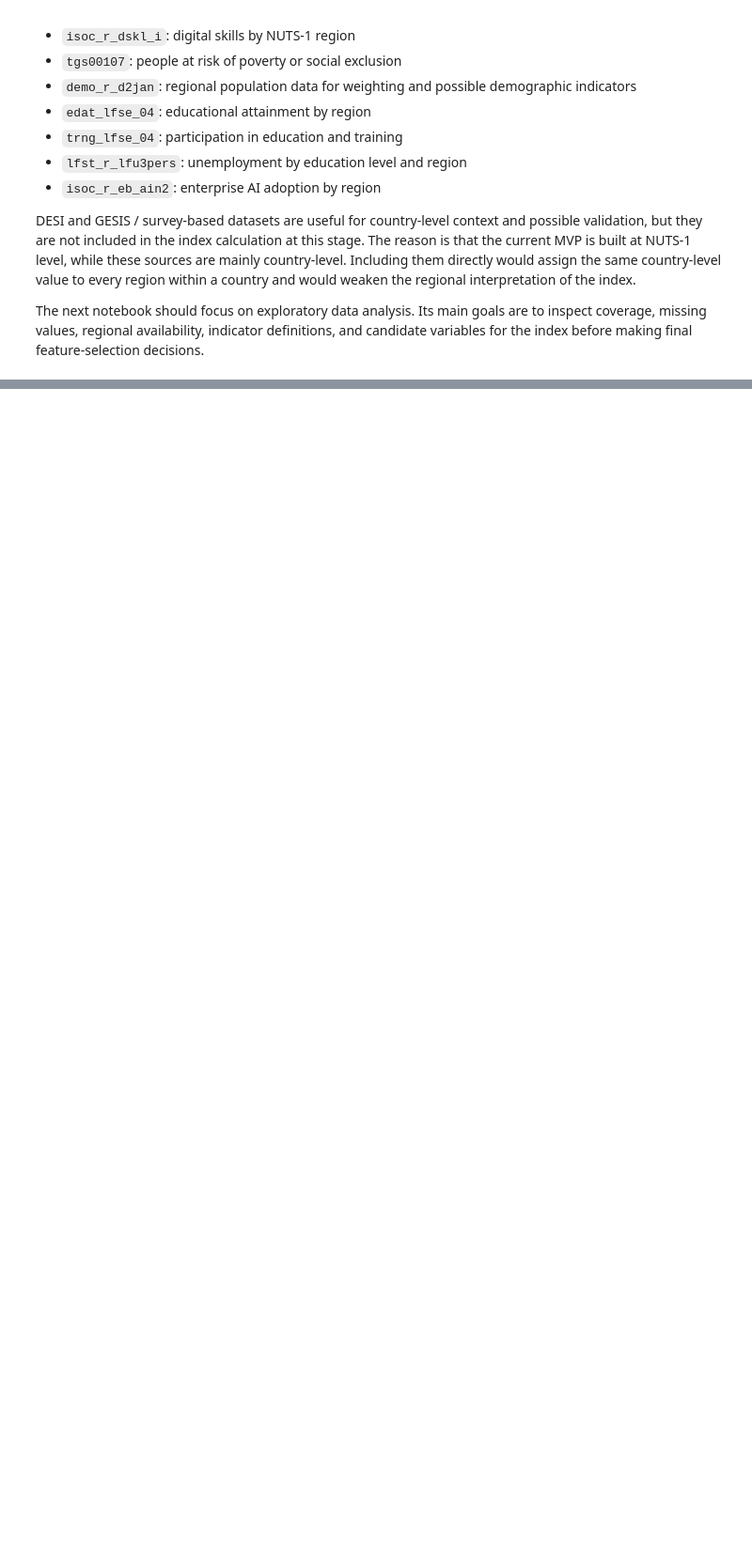
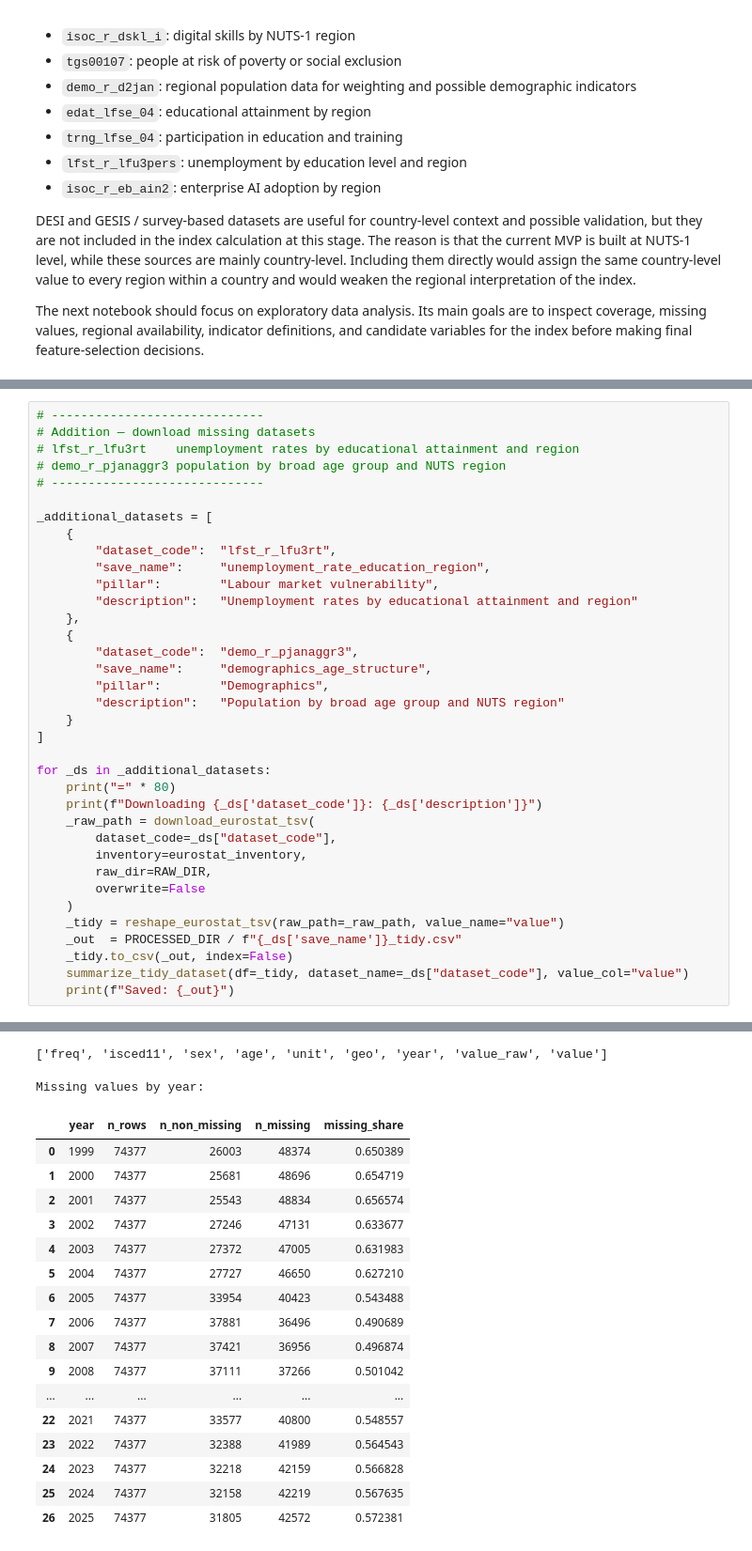
Before and after one commit to andmotus/AI-Literacy-Gap-Index, a Jupyter notebook: notebooks/01_load_data.ipynb, the cells around one changed output, grey strips where cells are left out. Shown at 94% size. Cells and saved outputs as stored; diff of their text form; blank space fills up the shorter version.

```diff
--- a/notebooks/01_load_data.ipynb
+++ b/notebooks/01_load_data.ipynb
@@ -2468,0 +2481,37 @@ The next notebook should focus on exploratory data analysis. Its main goals are
+# %%
+# -----------------------------
+# Addition — download missing datasets
+# lfst_r_lfu3rt    unemployment rates by educational attainment and region
+# demo_r_pjanaggr3 population by broad age group and NUTS region
+# -----------------------------
+
+_additional_datasets = [
+    {
+        "dataset_code":  "lfst_r_lfu3rt",
+        "save_name":     "unemployment_rate_education_region",
+        "pillar":        "Labour market vulnerability",
+        "description":   "Unemployment rates by educational attainment and region"
+    },
+    {
+        "dataset_code":  "demo_r_pjanaggr3",
+        "save_name":     "demographics_age_structure",
+        "pillar":        "Demographics",
+        "description":   "Population by broad age group and NUTS region"
+    }
+]
+
+for _ds in _additional_datasets:
+    print("=" * 80)
+    print(f"Downloading {_ds['dataset_code']}: {_ds['description']}")
+    _raw_path = download_eurostat_tsv(
+        dataset_code=_ds["dataset_code"],
+        inventory=eurostat_inventory,
+        raw_dir=RAW_DIR,
+        overwrite=False
+    )
+    _tidy = reshape_eurostat_tsv(raw_path=_raw_path, value_name="value")
+    _out  = PROCESSED_DIR / f"{_ds['save_name']}_tidy.csv"
+    _tidy.to_csv(_out, index=False)
+    summarize_tidy_dataset(df=_tidy, dataset_name=_ds["dataset_code"], value_col="value")
+    print(f"Saved: {_out}")
+# %% [output]
@@ -2468,0 +2527,19 @@ The next notebook should focus on exploratory data analysis. Its main goals are
+['freq', 'isced11', 'sex', 'age', 'unit', 'geo', 'year', 'value_raw', 'value']
+Missing values by year:
+|  | year | n_rows | n_non_missing | n_missing | missing_share |
+| 0 | 1999 | 74377 | 26003 | 48374 | 0.650389 |
+| 1 | 2000 | 74377 | 25681 | 48696 | 0.654719 |
+| 2 | 2001 | 74377 | 25543 | 48834 | 0.656574 |
+| 3 | 2002 | 74377 | 27246 | 47131 | 0.633677 |
+| 4 | 2003 | 74377 | 27372 | 47005 | 0.631983 |
+| 5 | 2004 | 74377 | 27727 | 46650 | 0.627210 |
+| 6 | 2005 | 74377 | 33954 | 40423 | 0.543488 |
+| 7 | 2006 | 74377 | 37881 | 36496 | 0.490689 |
+| 8 | 2007 | 74377 | 37421 | 36956 | 0.496874 |
+| 9 | 2008 | 74377 | 37111 | 37266 | 0.501042 |
+| ... | ... | ... | ... | ... | ... |
+| 22 | 2021 | 74377 | 33577 | 40800 | 0.548557 |
+| 23 | 2022 | 74377 | 32388 | 41989 | 0.564543 |
+| 24 | 2023 | 74377 | 32218 | 42159 | 0.566828 |
+| 25 | 2024 | 74377 | 32158 | 42219 | 0.567635 |
+| 26 | 2025 | 74377 | 31805 | 42572 | 0.572381 |
```
Also changed, not shown: parts of 20 cells of this notebook, 5 other files.
